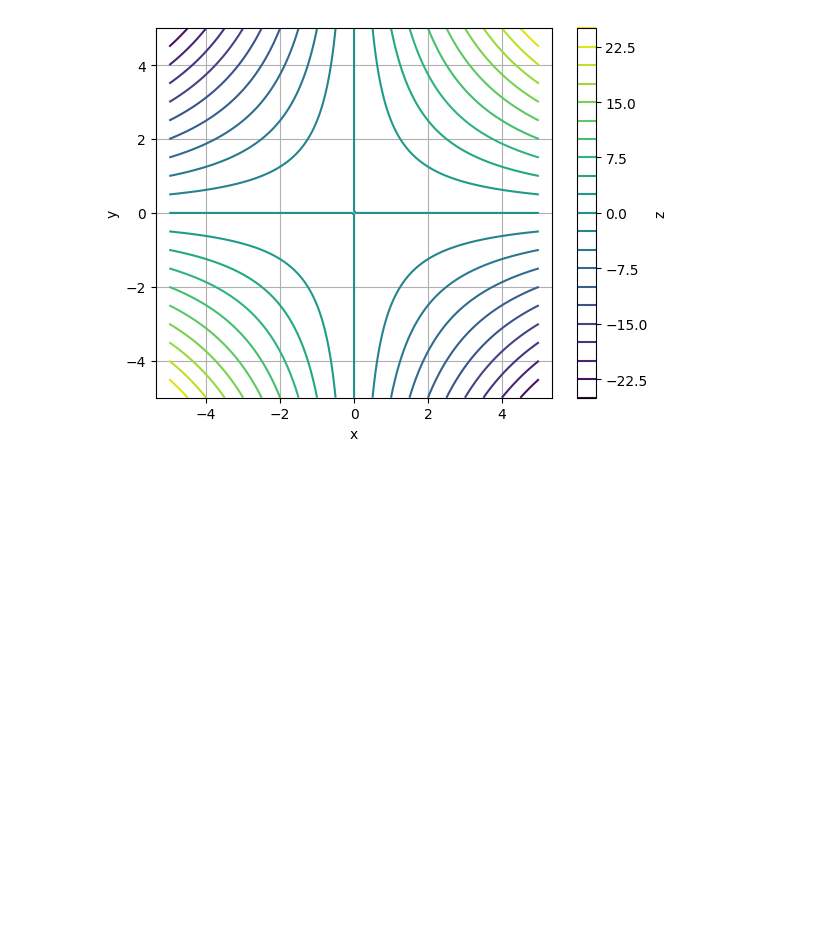
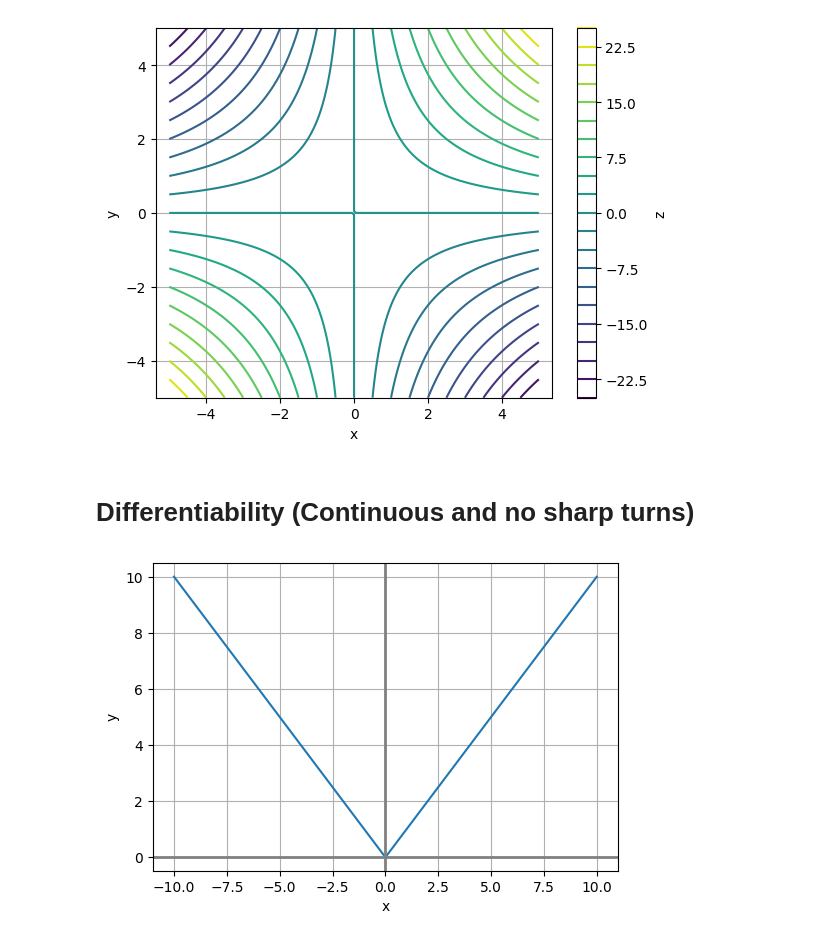
Before and after one commit to k26rahul/Machine-Learning-IITM, a Jupyter notebook: mlf-week-2/Graph-Of-Functions.ipynb, the cells around one changed output. Saved outputs shown, nothing was run; the diff lists cells and outputs as text; code cells hidden in the pictures; blank space fills up the shorter version.

```diff
--- a/mlf-week-2/Graph-Of-Functions.ipynb
+++ b/mlf-week-2/Graph-Of-Functions.ipynb
@@ -150,3 +150,11 @@ plot_contour(X, Y, Z)
 plotly_surface(X, Y, Z)
 # %% [output]
 [figure]
+# %% [markdown]
+# Differentiability (Continuous and no sharp turns)
+# %%
+x = np.linspace(-10, 10, 500)
+y = np.abs(x)
+plot_xy(x, y)
+# %% [output]
+[figure, added]
```
Also changed, not shown: parts of 7 cells of this notebook, 3 other files.
